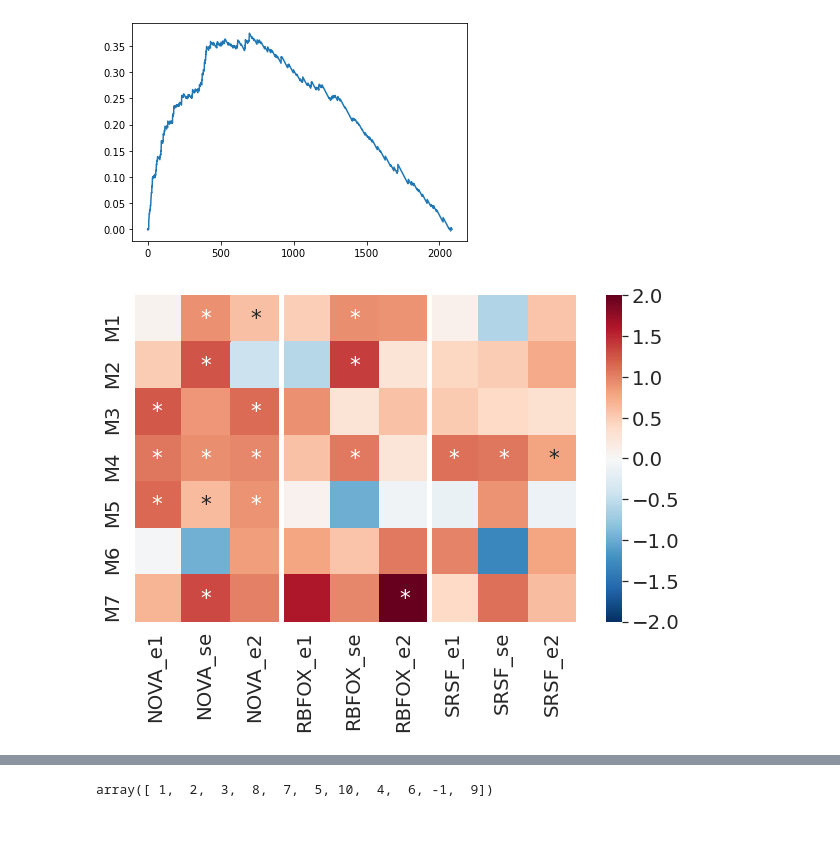
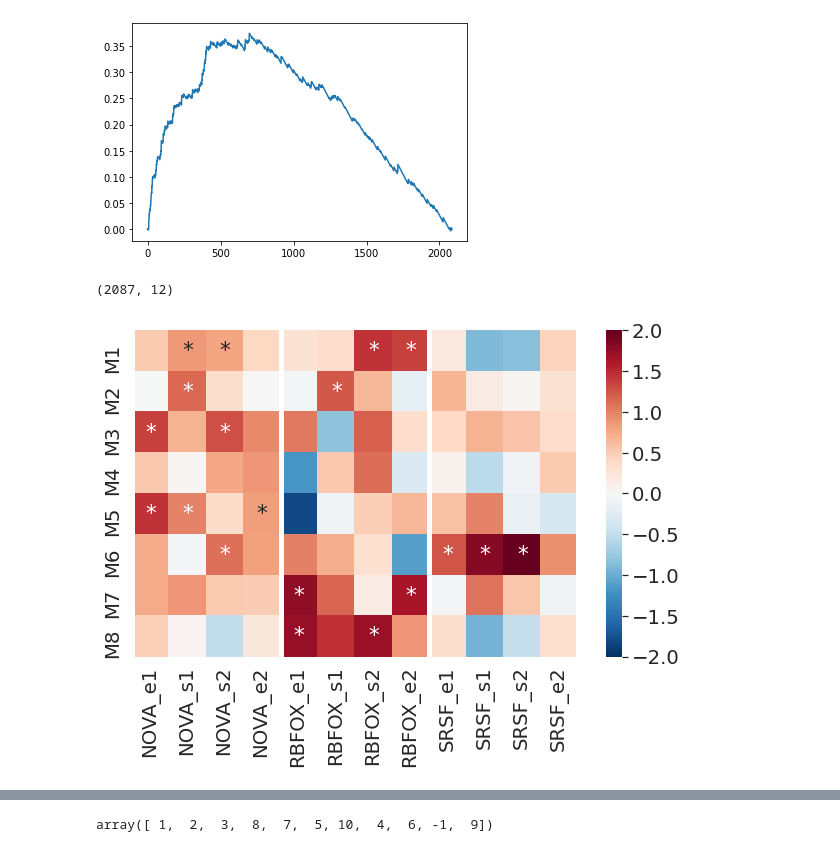
Before and after one commit to lareaulab/analysis_psix, a Jupyter notebook: mouse_brain_development/mouse_brain_regulation.ipynb, the cells around one changed output, grey strips where cells are left out. Saved outputs shown, nothing was run; the diff lists cells and outputs as text; code cells hidden in the pictures.

Commit message:
added clip on both ends of skipped exon, fixed order with strand

```diff
--- a/mouse_brain_development/mouse_brain_regulation.ipynb
+++ b/mouse_brain_development/mouse_brain_regulation.ipynb
@@ -152,35 +152,57 @@ plt.plot(range(len(psix_results)),
 [<matplotlib.lines.Line2D at 0x...>]
 [figure]
 # %%
+clip_dir = '~/Network/Mouse/SplicingNetwork/psix_events/'
 
-mouse_clip_peaks = (pd.read_csv(clip_dir + 'peaks_clip_tags_overlap_len.tab.gz', sep='\t', index_col=0) > 0).astype(int)
-# mouse_clip_peaks = pd.read_csv(clip_dir + 'peaks_clip_tags.tab.gz', sep='\t', index_col=0)
-se_exons = [x for x in mouse_clip_peaks.index if x[-3:]=='_se']
+mouse_clip_peaks = (pd.read_csv(clip_dir + 'peaks_clip_tags_overlap_len.tab', sep='\t', index_col=0) > 0).astype(int)
+s1_exons = [x for x in mouse_clip_peaks.index if x[-3:]=='_s1']
+s2_exons = [x for x in mouse_clip_peaks.index if x[-3:]=='_s2']
 e1_exons = [x for x in mouse_clip_peaks.index if x[-3:]=='_e1']
 e2_exons = [x for x in mouse_clip_peaks.index if x[-3:]=='_e2']
 
+
+
+
 mouse_clip_families = pd.DataFrame()
 mouse_clip_families['NOVA_e1'] = np.array(mouse_clip_peaks.loc[e1_exons, ['NOVA1', 'NOVA2']].max(axis=1))
-mouse_clip_families['NOVA_se'] = np.array(mouse_clip_peaks.loc[se_exons, ['NOVA1', 'NOVA2']].max(axis=1))
+mouse_clip_families['NOVA_s1'] = np.array(mouse_clip_peaks.loc[s1_exons, ['NOVA1', 'NOVA2']].max(axis=1))
+mouse_clip_families['NOVA_s2'] = np.array(mouse_clip_peaks.loc[s2_exons, ['NOVA1', 'NOVA2']].max(axis=1))
 mouse_clip_families['NOVA_e2'] = np.array(mouse_clip_peaks.loc[e2_exons, ['NOVA1', 'NOVA2']].max(axis=1))
 
 mouse_clip_families['RBFOX_e1'] = np.array(mouse_clip_peaks.loc[e1_exons, ['RBFOX1', 'RBFOX2', 'RBFOX3']].max(axis=1))
-mouse_clip_families['RBFOX_se'] = np.array(mouse_clip_peaks.loc[se_exons, ['RBFOX1', 'RBFOX2', 'RBFOX3']].max(axis=1))
+mouse_clip_families['RBFOX_s1'] = np.array(mouse_clip_peaks.loc[s1_exons, ['RBFOX1', 'RBFOX2', 'RBFOX3']].max(axis=1))
+mouse_clip_families['RBFOX_s2'] = np.array(mouse_clip_peaks.loc[s2_exons, ['RBFOX1', 'RBFOX2', 'RBFOX3']].max(axis=1))
 mouse_clip_families['RBFOX_e2'] = np.array(mouse_clip_peaks.loc[e2_exons, ['RBFOX1', 'RBFOX2', 'RBFOX3']].max(axis=1))
+
+# mouse_clip_families['MBNL_e1'] = np.array(mouse_clip_peaks.loc[e1_exons, ['MBNL1', 'MBNL2', 'MBNL1MBNL2']].max(axis=1))
+# mouse_clip_families['MBNL_se'] = np.array(mouse_clip_peaks.loc[se_exons, ['MBNL1', 'MBNL2', 'MBNL1MBNL2']].max(axis=1))
+# mouse_clip_families['MBNL_e2'] = np.array(mouse_clip_peaks.loc[e2_exons, ['MBNL1', 'MBNL2', 'MBNL1MBNL2']].max(axis=1))
 
 mouse_clip_families['SRSF_e1'] = np.array(mouse_clip_peaks.loc[e1_exons,
                                                                ['SRSF3', 'SRSF4', 'SRSF5', 'SRSF6', 'SRSF7']].max(axis=1))
-mouse_clip_families['SRSF_se'] = np.array(mouse_clip_peaks.loc[se_exons,
+mouse_clip_families['SRSF_s1'] = np.array(mouse_clip_peaks.loc[s1_exons,
+                                                               ['SRSF3', 'SRSF4', 'SRSF5', 'SRSF6', 'SRSF7']].max(axis=1))
+mouse_clip_families['SRSF_s2'] = np.array(mouse_clip_peaks.loc[s2_exons,
                                                                ['SRSF3', 'SRSF4', 'SRSF5', 'SRSF6', 'SRSF7']].max(axis=1))
 mouse_clip_families['SRSF_e2'] = np.array(mouse_clip_peaks.loc[e2_exons,
                                                                ['SRSF3', 'SRSF4', 'SRSF5', 'SRSF6', 'SRSF7']].max(axis=1))
-
-
-mouse_clip_families.index = [x[:-3] for x in mouse_clip_peaks.index if (x[-3:]=='_se')]
+# mouse_clip_families['CELF'] = mouse_clip_peaks['CELF4']#.max(axis=1)
+# mouse_clip_families['TARDBP'] = mouse_clip_peaks['TARDBP']#.max(axis=1)
+# mouse_clip_families['LIN28A'] = mouse_clip_peaks['LIN28A']#.max(axis=1)
+mouse_clip_families.index = [x[:-3] for x in mouse_clip_peaks.index if (x[-3:]=='_s1')]
 
 modules = pd.read_csv('psix_object/modules.tab.gz', sep='\t', index_col=0).Module
 modules = modules.loc[modules.index & mouse_clip_families.index]
 mouse_clip_families = mouse_clip_families.loc[psix_results.index & mouse_clip_families.index]
+# mouse_clip_families = mouse_clip_families.loc[psix_results.index & mouse_clip_families.index]
+
+print(mouse_clip_families.shape)
+
+# mouse_clip_predicted = (mouse_clip_predicted.loc[[x for x in mouse_clip_predicted.index if x[-3:]=='_se']] > 0).astype(int)
+# mouse_clip_peaks = (mouse_clip_peaks.loc[[x for x in mouse_clip_peaks.index if x[-3:]=='_se']] > 0).astype(int)
+
+# mouse_clip_predicted.index= [x[:-3] for x in mouse_clip_predicted.index if x[-3:]=='_se']
+# mouse_clip_peaks.index= [x[:-3] for x in mouse_clip_peaks.index if x[-3:]=='_se']
 
 hyper_enrichment = pd.DataFrame()
 hyper_pval_enrich = pd.DataFrame()
@@ -189,45 +211,48 @@ for rbp in mouse_clip_families.columns:
     p_enrich = []
     p_deplete = []
     log_enrich = []
-    for module in range(1, 8):
+    for module in range(1, 9):
         enrichment = test_enrichment(mouse_clip_families[rbp], modules.index[(modules==module)])
         p_enrich.append(enrichment[0])
         p_deplete.append(enrichment[1])
         log_enrich.append(enrichment[2])
 
     hyper_enrichment[rbp] = log_enrich
     hyper_pval_enrich[rbp] = p_enrich
     hyper_pval_deplete[rbp] = p_deplete
 
-hyper_enrichment.index = ['M'+ str(x) for x in range(1, 8)]
-hyper_pval_enrich.index = ['M'+ str(x) for x in range(1, 8)]
-hyper_pval_deplete.index = ['M'+ str(x) for x in range(1, 8)]
+hyper_enrichment.index = ['M'+ str(x) for x in range(1, 9)]
+hyper_pval_enrich.index = ['M'+ str(x) for x in range(1, 9)]
+hyper_pval_deplete.index = ['M'+ str(x) for x in range(1, 9)]
 
 
 hyper_enrich_significance = pd.DataFrame(multipletests(np.array(hyper_pval_enrich).reshape(1,-1)[0],
-                                                       method='fdr_bh')[1].reshape(7,-7)<=0.1)
+                                                       method='fdr_bh')[1].reshape(8,-8)<=0.1)
 hyper_enrich_significance.index = hyper_pval_enrich.index
 hyper_enrich_significance.columns = hyper_pval_enrich.columns
 
 labels = hyper_enrich_significance.copy()
 for exon in hyper_enrich_significance.index:
     for rbp in hyper_enrich_significance.columns:
         if labels.loc[exon, rbp]:
             labels.loc[exon, rbp] = '*'
         else:
             labels.loc[exon, rbp] = ''
+# from statsmodels.stats.multitest import multipletests
+
 
 sns.set(font_scale=1.8)
 
 fig = plt.figure(figsize=(10, 6))
 ax = sns.heatmap(hyper_enrichment, cmap='RdBu_r', vmin=-2, vmax=2, annot=labels, fmt='')
-for i in range(0, hyper_enrichment.shape[1] + 1, 3):
+for i in range(0, hyper_enrichment.shape[1] + 1, 4):
     ax.axvline(i, color='white', lw=5)
 # for i in range(data.shape[1] + 1):
 #     ax.axvline(i, color='white', lw=60)
 plt.show()
 # %% [output]
+(2087, 12)
-[figure, old version]
+[figure, new version]
 # %%
 mouse_clip_families = pd.DataFrame()
 mouse_clip_families['NOVA1_e1'] = np.array(mouse_clip_peaks.loc[e1_exons, 'NOVA1'])
```
Also changed, not shown: parts of 8 cells of this notebook, 31 other files.
